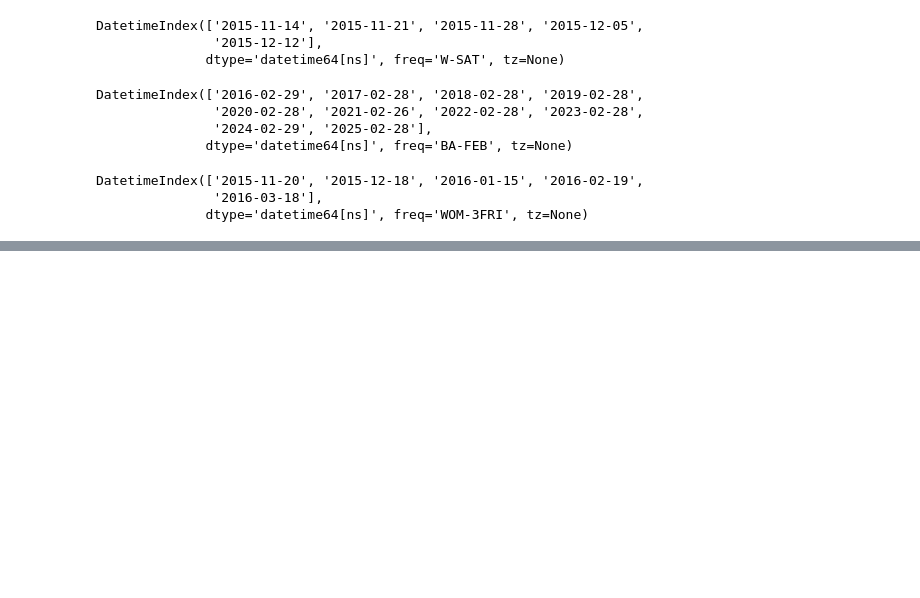
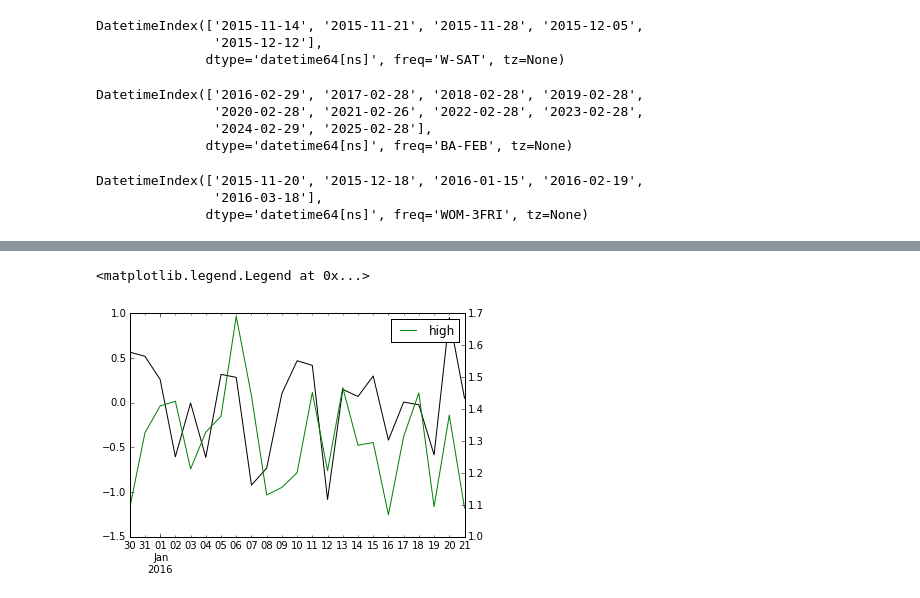
Before and after one commit to MrPeterLee/Notes, a Jupyter notebook: 9. Review - Time Series Analysis.ipynb, the cells around one changed output, grey strips where cells are left out. Drawn from its saved outputs; the diff is of its cells as text; code cells hidden in the pictures; blank space fills up the shorter version.

```diff
--- a/9. Review - Time Series Analysis.ipynb
+++ b/9. Review - Time Series Analysis.ipynb
@@ -574,0 +975,7 @@ DatetimeIndex(['2015-11-20', '2015-12-18', '2016-01-15', '2016-02-19',
+# %%
+df.ix['2015-12-30':, 'open'].plot(style='k')  # Use black color
+df.ix['2015-12-30':, 'high'].plot(secondary_y=True, style='g')  # Use a seperate y axis and green colour
+plt.legend()
+# %% [output]
+<matplotlib.legend.Legend at 0x...>
+[figure, added]
```
Also changed, not shown: parts of 50 cells of this notebook.
